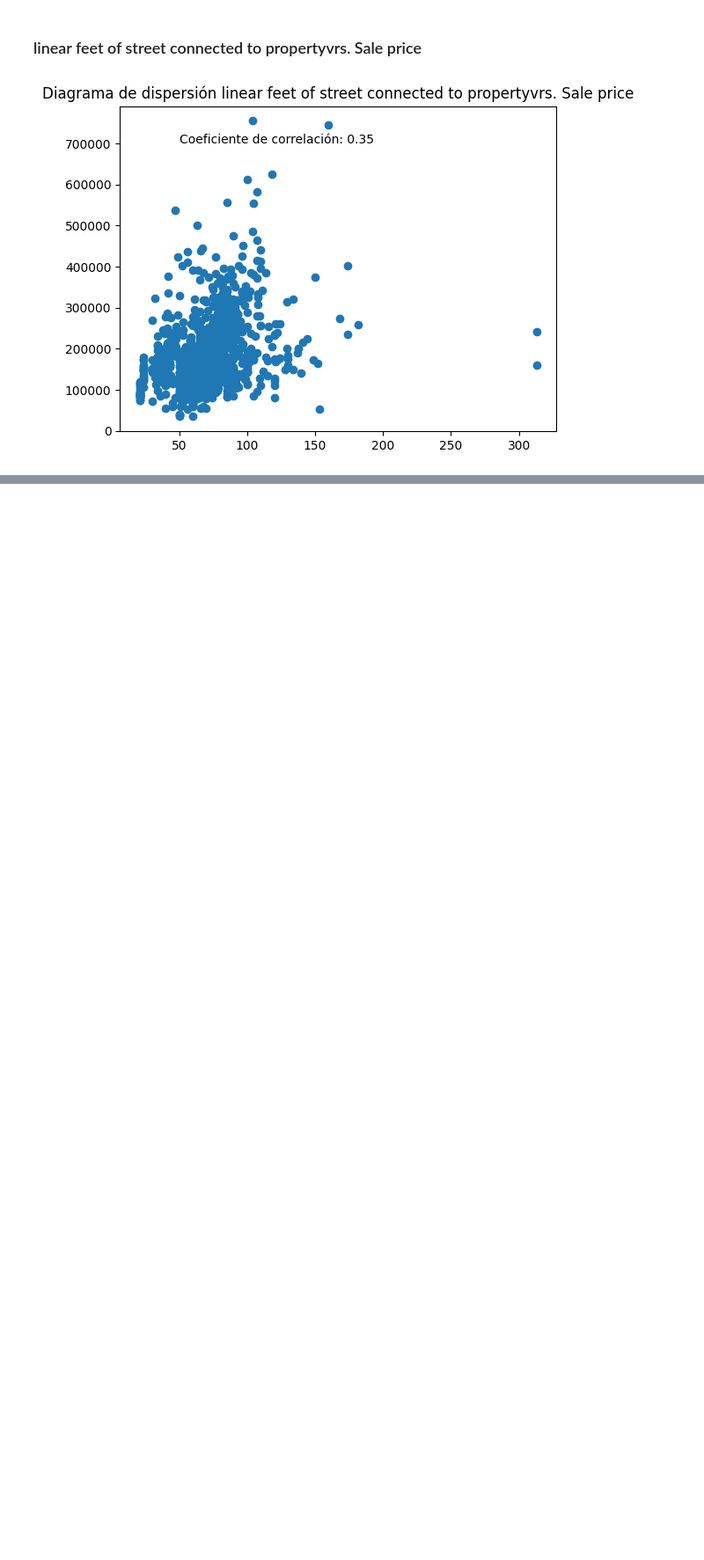
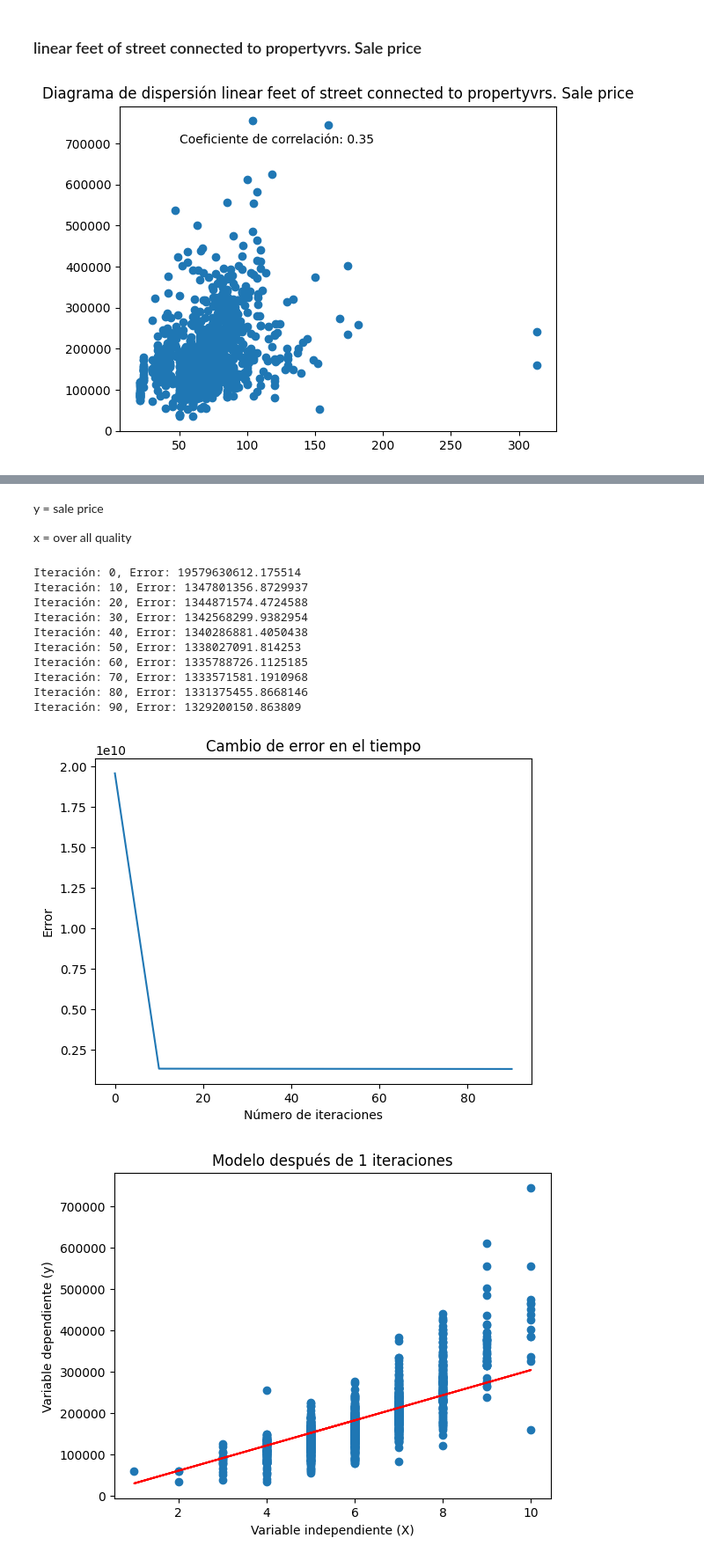
Before and after one commit to angchamo/proyecto, a Jupyter notebook: proyecto1.ipynb, the cells around one changed output, grey strips where cells are left out. Shown at 88% size. Saved outputs shown, nothing was run; the diff lists cells and outputs as text; code cells hidden in the pictures; blank space fills up the shorter version.

```diff
--- a/proyecto1.ipynb
+++ b/proyecto1.ipynb
@@ -288,0 +361,27 @@ plt.show()
+# %% [markdown]
+y = sale price
+
+x = over all quality
+# %%
+X = data_training[:,1]
+y = data_training[:,0]
+
+model = LinearRegression(epochs=100, imprimir_error_cada=10, alpha=0.01)
+model.train(X, y)
+model.predict(X)
+model.plot_error()
+model.plot_model(1)
+model.predict_combined(model, X)
+# %% [output]
+Iteración: 0, Error: 19579630612.175514
+Iteración: 10, Error: 1347801356.8729937
+Iteración: 20, Error: 1344871574.4724588
+Iteración: 30, Error: 1342568299.9382954
+Iteración: 40, Error: 1340286881.4050438
+Iteración: 50, Error: 1338027091.814253
+Iteración: 60, Error: 1335788726.1125185
+Iteración: 70, Error: 1333571581.1910968
+Iteración: 80, Error: 1331375455.8668146
+Iteración: 90, Error: 1329200150.863809
+[figure, added]
+[figure, added]
```
Also changed, not shown: parts of 12 cells of this notebook.
